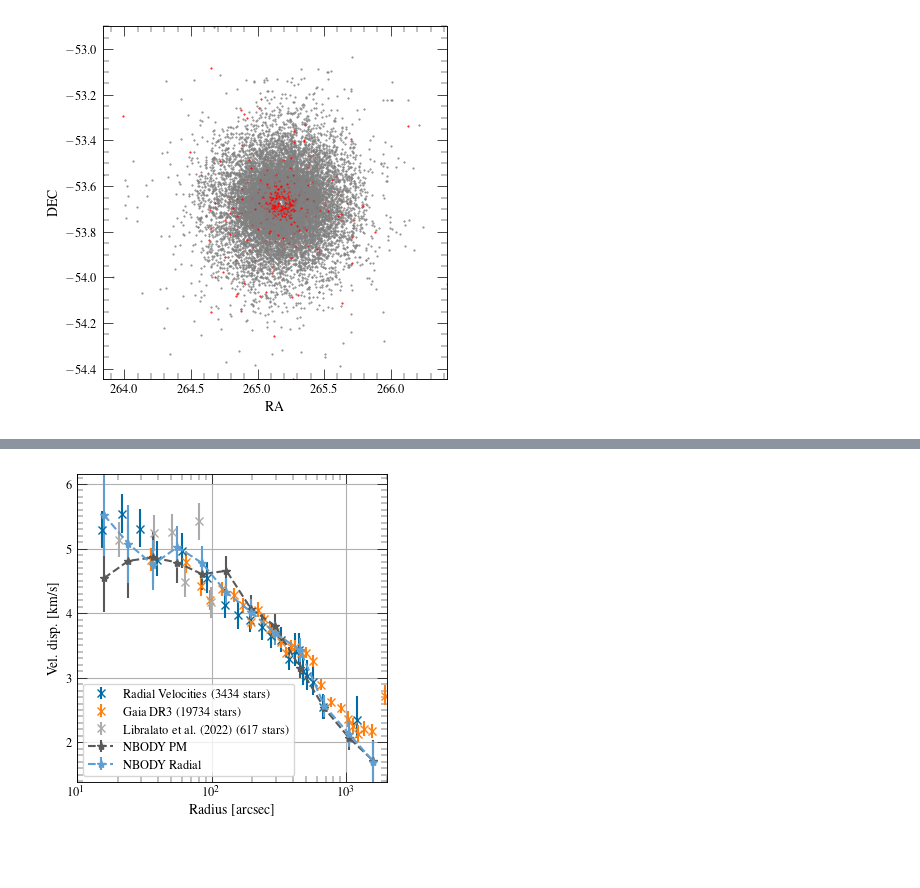
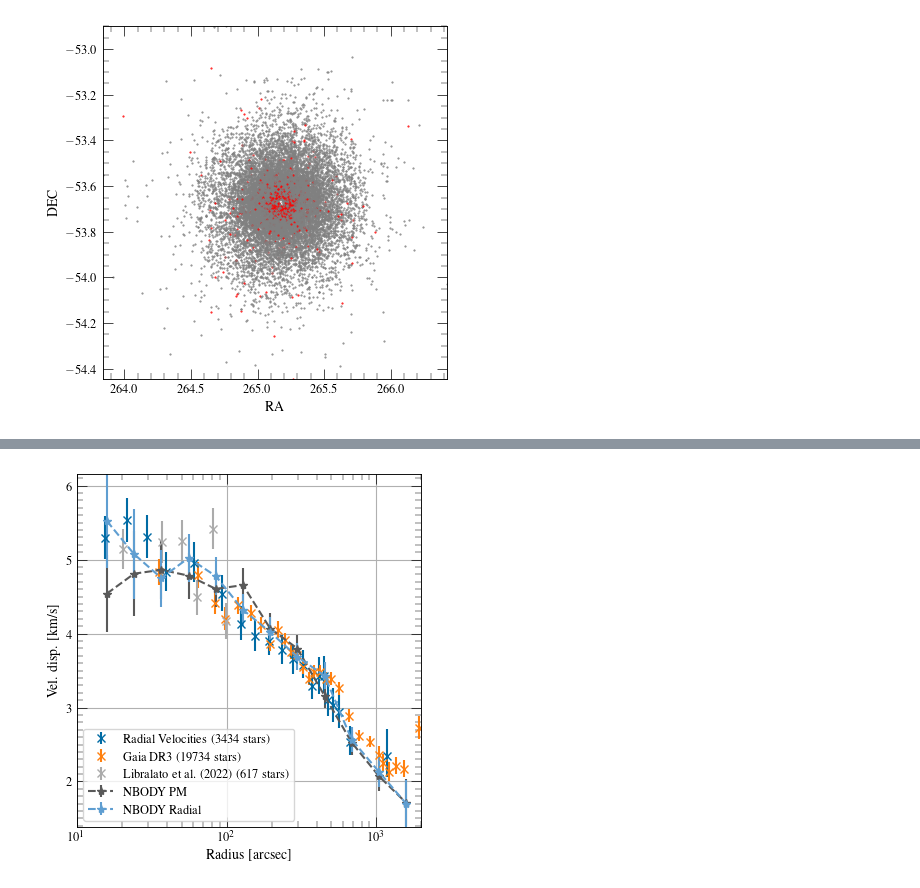
Before and after one commit to anthony-arnold/ngc6397, a Jupyter notebook: ngc6397.ipynb, the cells around one changed output, grey strips where cells are left out. Saved outputs shown, nothing was run; the diff lists cells and outputs as text; code cells hidden in the pictures; blank space fills up the shorter version.

```diff
--- a/ngc6397.ipynb
+++ b/ngc6397.ipynb
@@ -431,6 +454,7 @@ from matplotlib.ticker import (MultipleLocator, AutoMinorLocator)
 
 
 fig, ax = plt.subplots()
+fig.tight_layout()
 
 nb8_cen = [265.17538, -53.67434 ]
 
@@ -505,34 +529,34 @@ def plot_veldis_nb(ax, label, fmt='--*'):
 
 
 
 
 def plot_veldis_type(ax, t, label, **kwargs):
 
     vcut = (veldis.data_update['type'] == t) & (veldis.data_update['R'] > 10)
     verru = veldis.data_update['esig_u'][vcut]
     verrl = veldis.data_update['e_sigl'][vcut]
     verr = np.vstack((verrl, verru))
     ax.errorbar(veldis.data_update['R'][vcut], veldis.data_update['sig'][vcut], verr, label=label, **kwargs)
 
 
 plot_veldis_type(ax, 1, 'Radial Velocities (3434 stars)', fmt='x')
 #plot_veldis_type(axes[1], 1, 'Radial Velocities', martens=True, fmt='rx')
 plot_veldis_type(ax, 4, 'Gaia DR3 (19734 stars)', fmt='x')
 plot_veldis_type(ax, 2, 'Libralato et al. (2022) (617 stars)', fmt='x')
 #plot_veldis_type(axes[1], 4, 'Gaia-PM', fmt='b+')
 #plot_veldis_type(axes[1], 2, 'HST-PM', fmt='y.')
 
 
 
 #for ax in axes:
 ax.legend()
 fig.savefig('veldisp.png')
 
 plot_veldis_nb(ax, 'NBODY')
 ax.legend()
 fig.savefig('veldisp-nb.png')
 # %% [output]
-[figure, old version]
+[figure, new version]
 # %%
 from scipy.optimize import minimize
 
```
Also changed, not shown: parts of 5 cells of this notebook, 18 other files.
